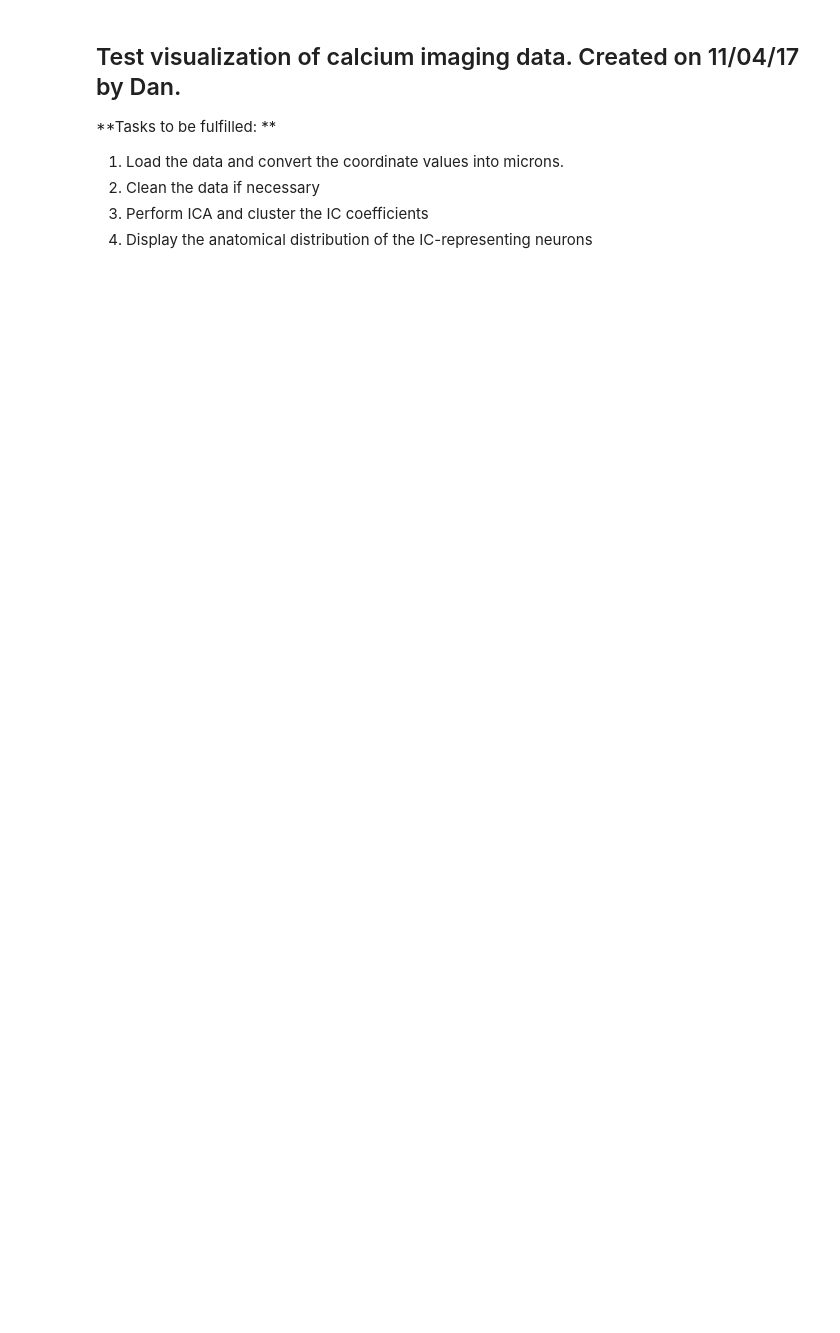
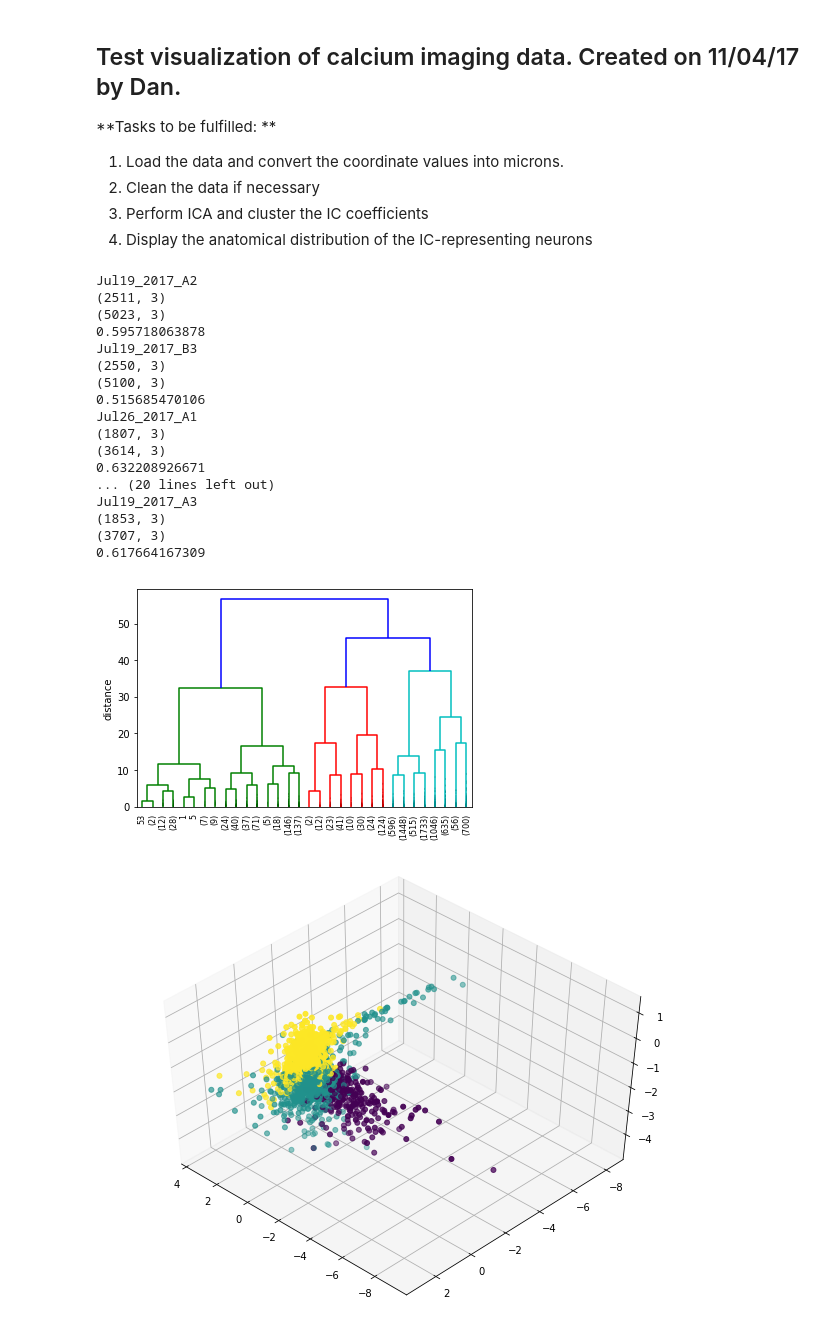
Before and after one commit to danustc/Image_toolbox, a Jupyter notebook: Tests_visualization.ipynb, the cells around one changed output. Drawn from its saved outputs; the diff is of its cells as text; code cells hidden in the pictures; blank space fills up the shorter version.

```diff
--- a/Tests_visualization.ipynb
+++ b/Tests_visualization.ipynb
@@ -32,35 +35,56 @@ local_datafolder = 'FB_resting_15min'
 #  the h5 data sets are all cleaned and the inactive cells are removed.
 data_list = glob.glob(global_datapath + local_datafolder + '/*.h5')
 
 for data_fname in data_list:
     basename = '_'.join(os.path.basename(data_fname).split('.')[0].split('_')[:3])
     print(basename)
     fin = h5py.File(data_fname, 'r+')
-    coord = np.array(fin['coord'])
+    brain_coord = np.array(fin['coord'])
     signal = np.array(fin['signal'])
     NT, NC = signal.shape
     n_trunc = int(NC/3)
-    dff_ica, a_mix, s_mean = ica_sorting.ica_dff(signal[:,:n_trunc], n_comp = 3)
+    dff_ica, a_mix, s_mean = ica_sorting.ica_dff(signal[:,:n_trunc], n_comp = n_ic)
     print(a_mix.shape)
     ic_coeff = ica_sorting.ica_regression(dff_ica, signal[:, n_trunc:]) # fit the rest
     fin.close()
     print(ic_coeff.shape)
     ico_total = np.r_[a_mix, ic_coeff]
     '''
     Now, let's classify the ic_coeffs
     '''
     figc, R, Z = clustering.dis2cluster(ico_total, p_levels = 4, yield_z = True)
     figc.savefig(global_datapath + local_datafolder + '/'+basename)
+    figc.close()
     ind_list_L = clustering.subtree(Z, NC, 'L', True)
     ind_list_R = clustering.subtree(Z, NC, 'R', True)
 
     # question: should I do Kmeans clustering on a_mix or ico_total?
 
-    cls_pred = KMeans(n_clusters = n_ic, random_state = 0, verbose = 1).fit(ico_total)
+    cls_pred = KMeans(n_clusters = 3, random_state = None).fit(ico_total)
     labels = cls_pred.labels_
 
     fig = plt.figure(figsize=(8,6))
     ax = Axes3D(fig, elev = 48, azim = 134)
     ax.scatter(ico_total[:,0], ico_total[:,1], ico_total[:,2], c = labels, s = 25)
-    fig.show()
-    plt.close()
+
+    coord_cluster = clustering.cluster2anatomy(cl_list= labels, coord= brain_coord)
+# %% [output]
+Jul19_2017_A2
+(2511, 3)
+(5023, 3)
+0.595718063878
+Jul19_2017_B3
+(2550, 3)
+(5100, 3)
+0.515685470106
+Jul26_2017_A1
+(1807, 3)
+(3614, 3)
+0.632208926671
+... (20 lines left out)
+Jul19_2017_A3
+(1853, 3)
+(3707, 3)
+0.617664167309
+[figure, added]
+[figure, added]
```
Also changed, not shown: parts of 3 cells of this notebook, 3 other files.
